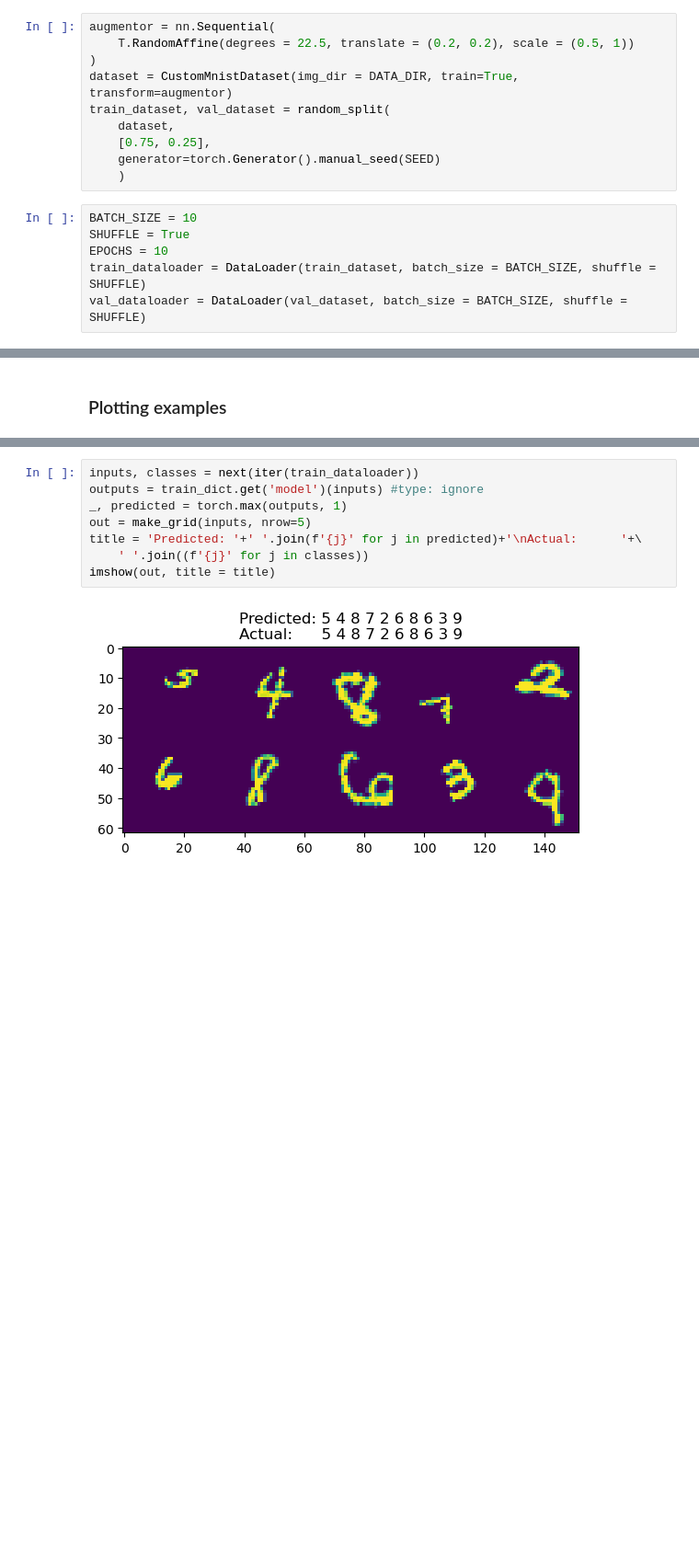
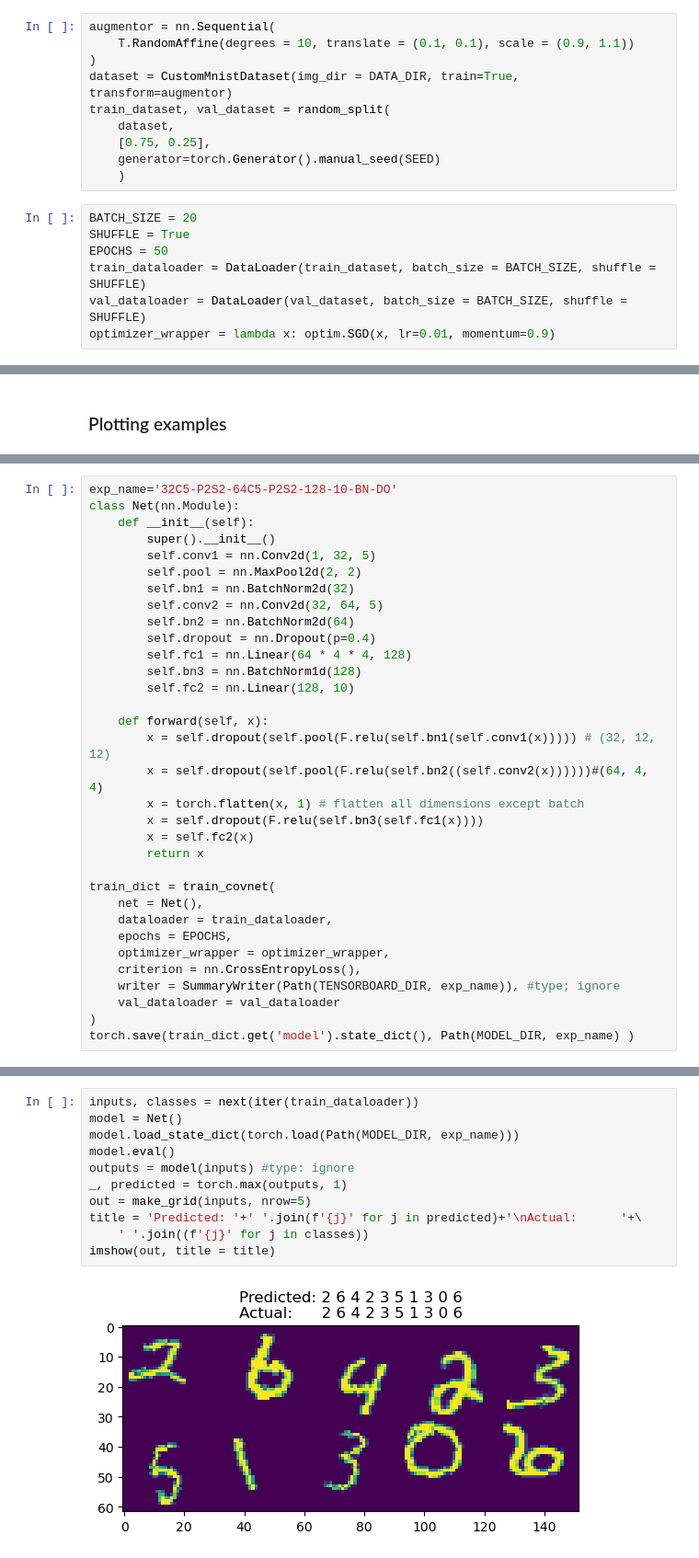
Before and after one commit to JulianAustin1993/digit-recognizer, a Jupyter notebook: notebooks/2-ja-covnet.ipynb, the cells around one changed output, grey strips where cells are left out. Shown at 92% size. Drawn from its saved outputs; the diff is of its cells as text; blank space fills up the shorter version.

Commit message:
feat: update covnet exploration.

```diff
--- a/notebooks/2-ja-covnet.ipynb
+++ b/notebooks/2-ja-covnet.ipynb
@@ -36,6 +42,6 @@ TENSORBOARD_DIR = os.getenv('TENSORBOARD_DIR')
 # %%
 augmentor = nn.Sequential(
-    T.RandomAffine(degrees = 22.5, translate = (0.2, 0.2), scale = (0.5, 1))
+    T.RandomAffine(degrees = 10, translate = (0.1, 0.1), scale = (0.9, 1.1))
 )
 dataset = CustomMnistDataset(img_dir = DATA_DIR, train=True, transform=augmentor)
 train_dataset, val_dataset = random_split(
@@ -44,9 +50,10 @@ train_dataset, val_dataset = random_split(
     generator=torch.Generator().manual_seed(SEED)
     )
 # %%
-BATCH_SIZE = 10
+BATCH_SIZE = 20
 SHUFFLE = True
-EPOCHS = 10
+EPOCHS = 50
 train_dataloader = DataLoader(train_dataset, batch_size = BATCH_SIZE, shuffle = SHUFFLE)
 val_dataloader = DataLoader(val_dataset, batch_size = BATCH_SIZE, shuffle = SHUFFLE)
+optimizer_wrapper = lambda x: optim.SGD(x, lr=0.01, momentum=0.9)
 # %% [markdown]
@@ -80,0 +153,33 @@ train_dict = train_covnet(
+# %%
+exp_name='32C5-P2S2-64C5-P2S2-128-10-BN-DO'
+class Net(nn.Module):
+    def __init__(self):
+        super().__init__()
+        self.conv1 = nn.Conv2d(1, 32, 5)
+        self.pool = nn.MaxPool2d(2, 2)
+        self.bn1 = nn.BatchNorm2d(32)
+        self.conv2 = nn.Conv2d(32, 64, 5)
+        self.bn2 = nn.BatchNorm2d(64)
+        self.dropout = nn.Dropout(p=0.4)
+        self.fc1 = nn.Linear(64 * 4 * 4, 128)
+        self.bn3 = nn.BatchNorm1d(128)
+        self.fc2 = nn.Linear(128, 10)
+
+    def forward(self, x):
+        x = self.dropout(self.pool(F.relu(self.bn1(self.conv1(x))))) # (32, 12, 12)
+        x = self.dropout(self.pool(F.relu(self.bn2((self.conv2(x))))))#(64, 4, 4)
+        x = torch.flatten(x, 1) # flatten all dimensions except batch
+        x = self.dropout(F.relu(self.bn3(self.fc1(x))))
+        x = self.fc2(x)
+        return x
+
+train_dict = train_covnet(
+    net = Net(),
+    dataloader = train_dataloader,
+    epochs = EPOCHS,
+    optimizer_wrapper = optimizer_wrapper,
+    criterion = nn.CrossEntropyLoss(),
+    writer = SummaryWriter(Path(TENSORBOARD_DIR, exp_name)), #type; ignore
+    val_dataloader = val_dataloader
+)
+torch.save(train_dict.get('model').state_dict(), Path(MODEL_DIR, exp_name) )
@@ -81,10 +188,13 @@ train_dict = train_covnet(
 # %%
 inputs, classes = next(iter(train_dataloader))
-outputs = train_dict.get('model')(inputs) #type: ignore
+model = Net()
+model.load_state_dict(torch.load(Path(MODEL_DIR, exp_name)))
+model.eval()
+outputs = model(inputs) #type: ignore
 _, predicted = torch.max(outputs, 1)
 out = make_grid(inputs, nrow=5)
 title = 'Predicted: '+' '.join(f'{j}' for j in predicted)+'\nActual:      '+\
     ' '.join((f'{j}' for j in classes))
 imshow(out, title = title)
 # %% [output]
-[figure, old version]
+[figure, new version]
```
Also changed, not shown: parts of 17 cells of this notebook, 2 other files.
